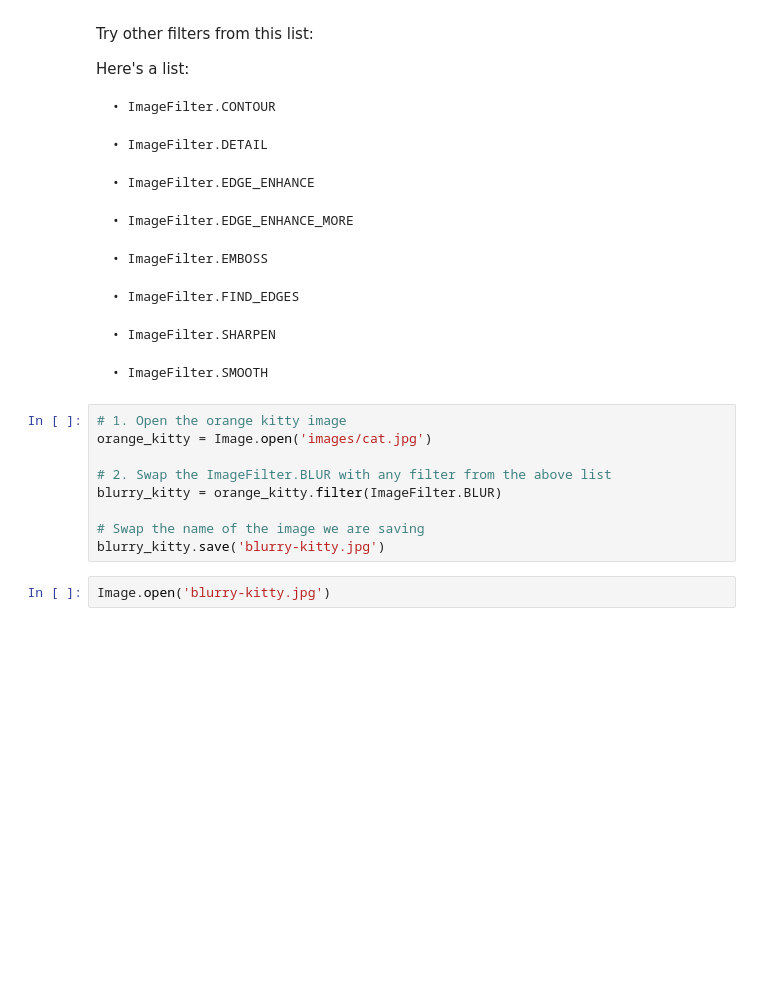
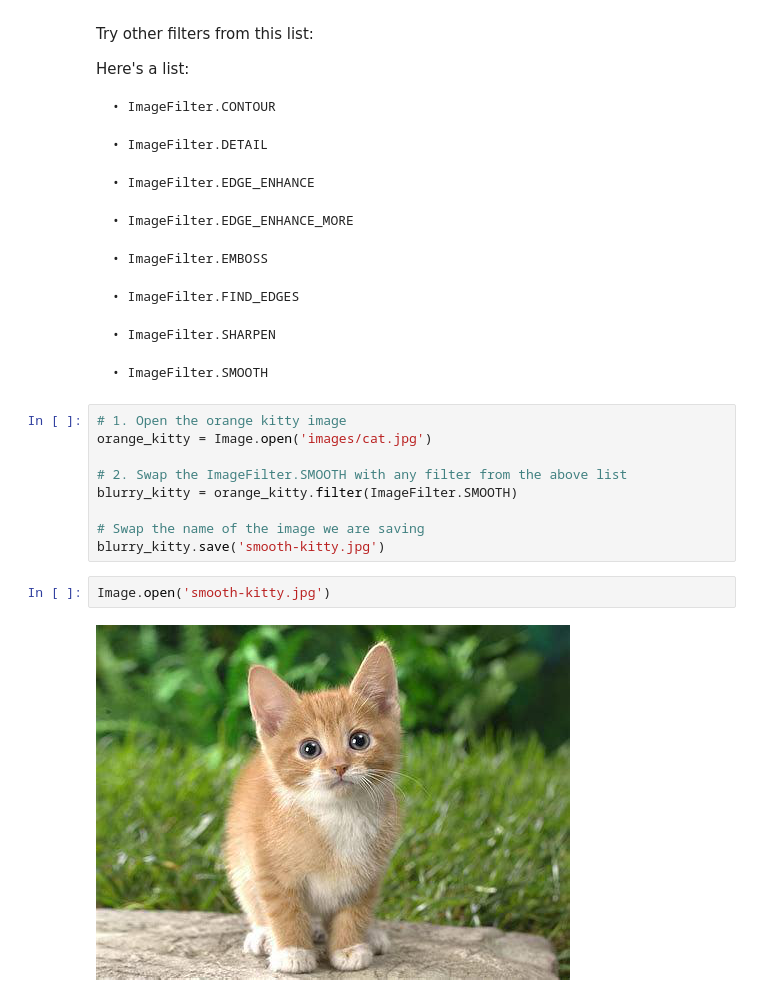
Before and after one commit to NuevoFoundation/Python_Curriculum, a Jupyter notebook: ImageFilters.ipynb, the cells around one changed output. Cells and saved outputs as stored; diff of their text form; blank space fills up the shorter version.

Commit message:
Add different filter

```diff
--- a/ImageFilters.ipynb
+++ b/ImageFilters.ipynb
@@ -92,10 +92,12 @@ Here's a list:
 # 1. Open the orange kitty image
 orange_kitty = Image.open('images/cat.jpg')
 
-# 2. Swap the ImageFilter.BLUR with any filter from the above list
-blurry_kitty = orange_kitty.filter(ImageFilter.BLUR)
+# 2. Swap the ImageFilter.SMOOTH with any filter from the above list
+blurry_kitty = orange_kitty.filter(ImageFilter.SMOOTH)
 
 # Swap the name of the image we are saving
-blurry_kitty.save('blurry-kitty.jpg')
+blurry_kitty.save('smooth-kitty.jpg')
 # %%
-Image.open('blurry-kitty.jpg')
+Image.open('smooth-kitty.jpg')
+# %% [output]
+[figure, added]
```
